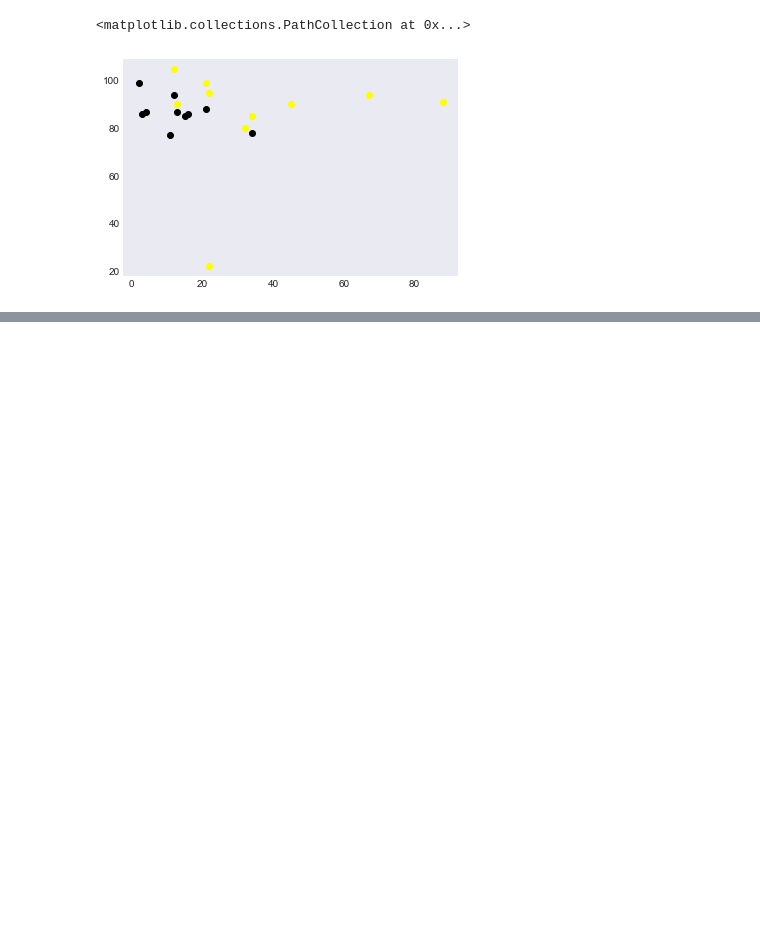
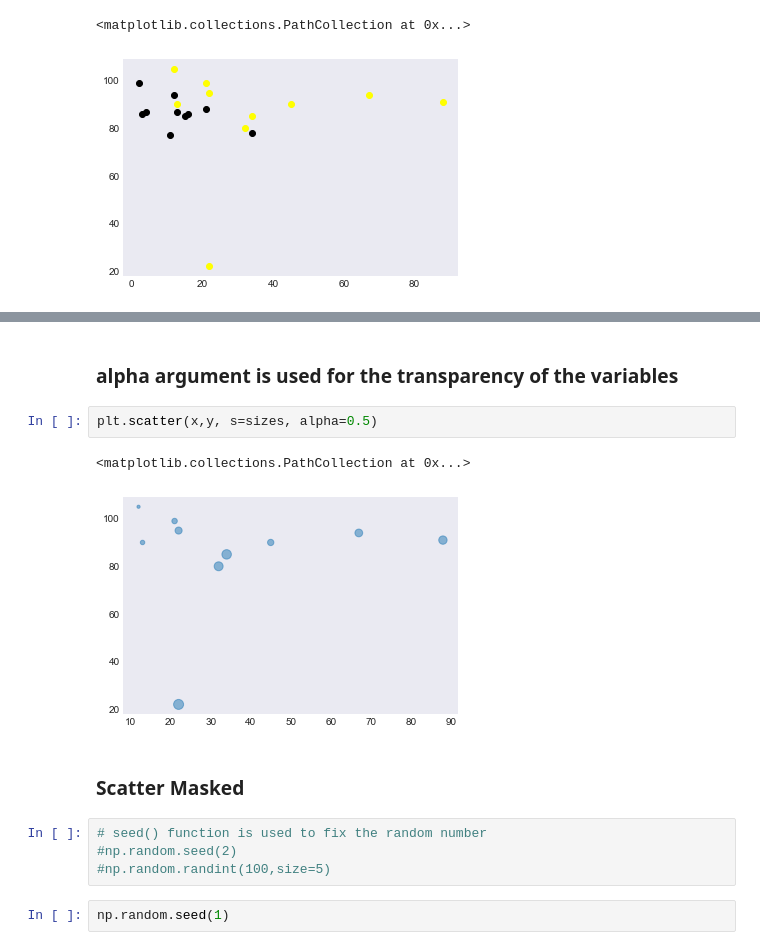
Before and after one commit to DharmendraGITHB/DataScience, a Jupyter notebook: matplotlib/scatterplot.ipynb, the cells around one changed output, grey strips where cells are left out. Cells and saved outputs as stored; diff of their text form; blank space fills up the shorter version.

```diff
--- a/matplotlib/scatterplot.ipynb
+++ b/matplotlib/scatterplot.ipynb
@@ -67,0 +74,15 @@ plt.scatter(x, y, color ='yellow')
+# %% [markdown]
+### alpha argument is used for the transparency of the variables
+# %%
+plt.scatter(x,y, s=sizes, alpha=0.5)
+# %% [output]
+<matplotlib.collections.PathCollection at 0x...>
+[figure, added]
+# %% [markdown]
+### Scatter Masked
+# %%
+# seed() function is used to fix the random number
+#np.random.seed(2)
+#np.random.randint(100,size=5)
+# %%
+np.random.seed(1)
```
Also changed, not shown: parts of 11 cells of this notebook.
